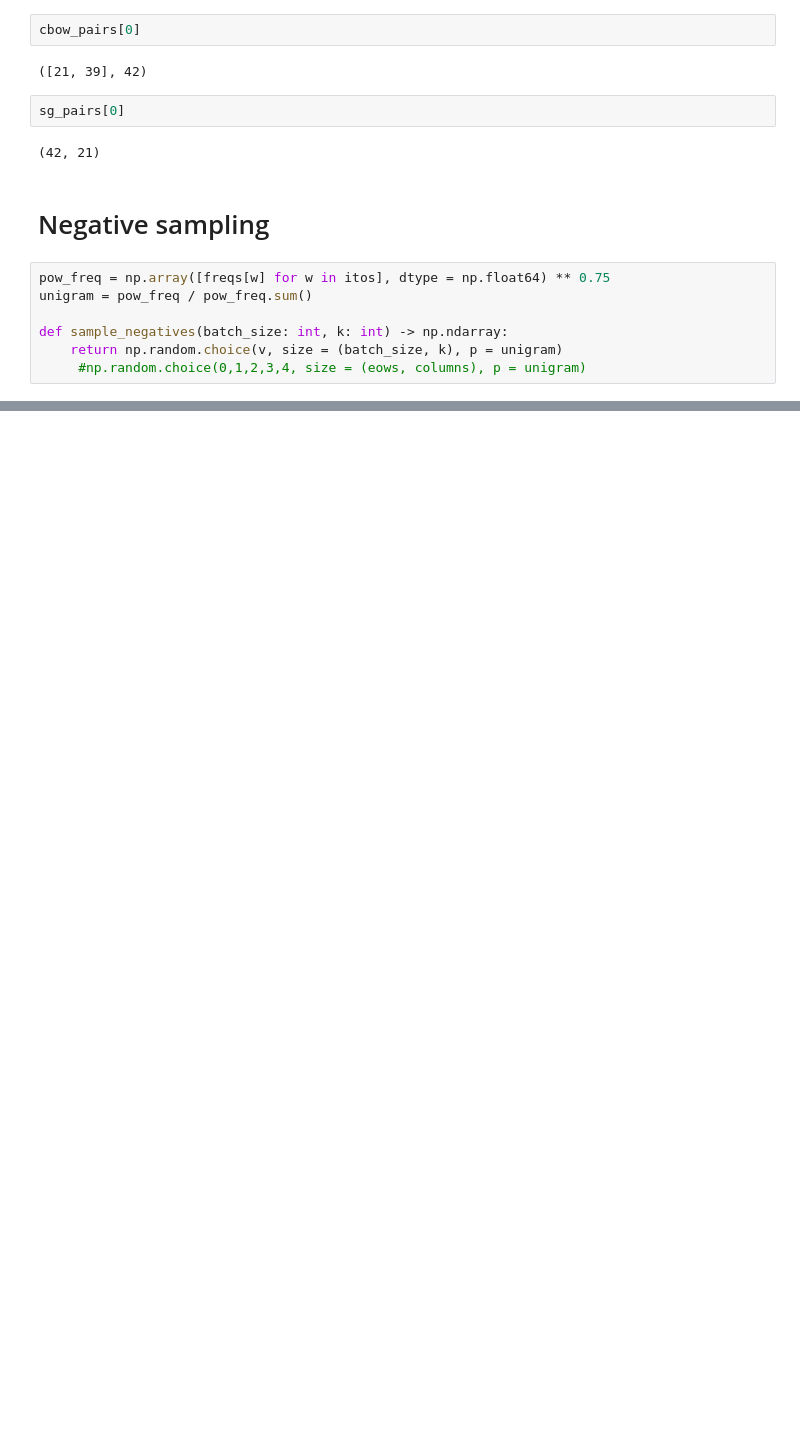
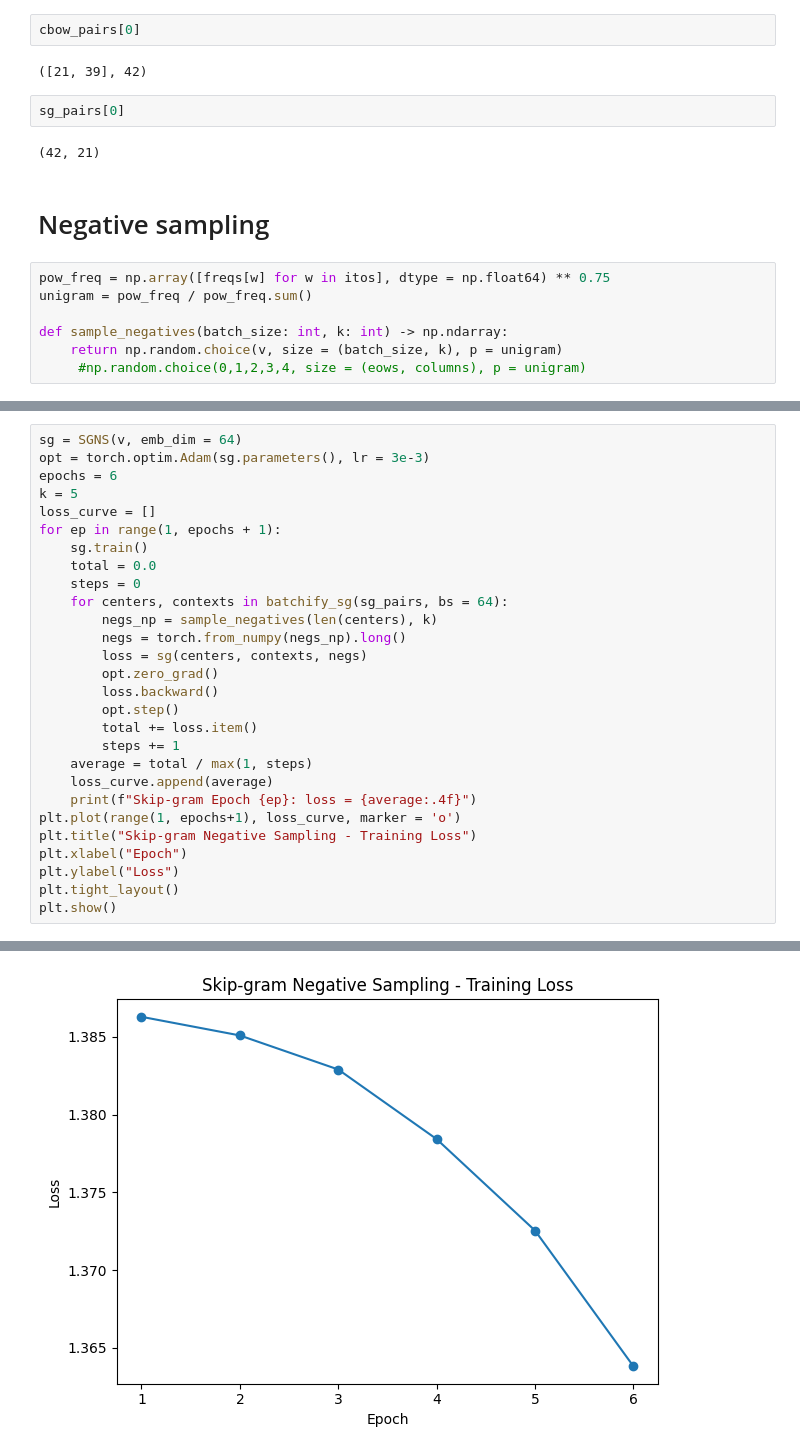
Before and after one commit to vishnusai2005/Word_Embeddings, a Jupyter notebook: word2vec.ipynb, the cells around one changed output, grey strips where cells are left out. Saved outputs shown, nothing was run; the diff lists cells and outputs as text; blank space fills up the shorter version.

```diff
--- a/word2vec.ipynb
+++ b/word2vec.ipynb
@@ -151,0 +238,29 @@ class CBOWNeg(nn.Module):
+# %%
+sg = SGNS(v, emb_dim = 64)
+opt = torch.optim.Adam(sg.parameters(), lr = 3e-3)
+epochs = 6
+k = 5
+loss_curve = []
+for ep in range(1, epochs + 1):
+    sg.train()
+    total = 0.0
+    steps = 0
+    for centers, contexts in batchify_sg(sg_pairs, bs = 64):
+        negs_np = sample_negatives(len(centers), k)
+        negs = torch.from_numpy(negs_np).long()
+        loss = sg(centers, contexts, negs)
+        opt.zero_grad()
+        loss.backward()
+        opt.step()
+        total += loss.item()
+        steps += 1
+    average = total / max(1, steps)
+    loss_curve.append(average)
+    print(f"Skip-gram Epoch {ep}: loss = {average:.4f}")
+plt.plot(range(1, epochs+1), loss_curve, marker = 'o')
+plt.title("Skip-gram Negative Sampling - Training Loss")
+plt.xlabel("Epoch")
+plt.ylabel("Loss")
+plt.tight_layout()
+plt.show()
+# %% [output]
@@ -151,0 +273 @@ class CBOWNeg(nn.Module):
+[figure, added]
```
Also changed, not shown: parts of 5 cells of this notebook.
